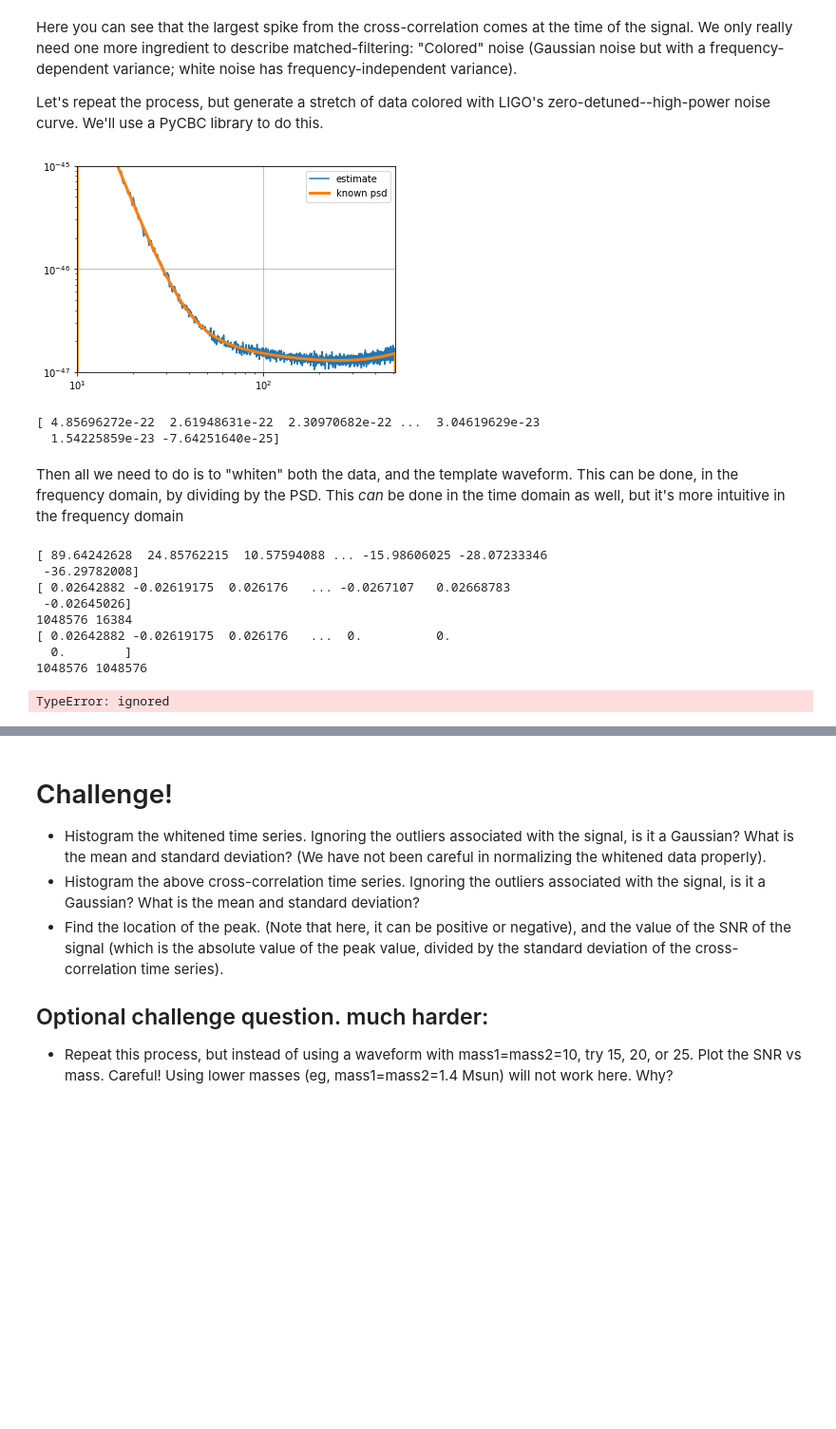
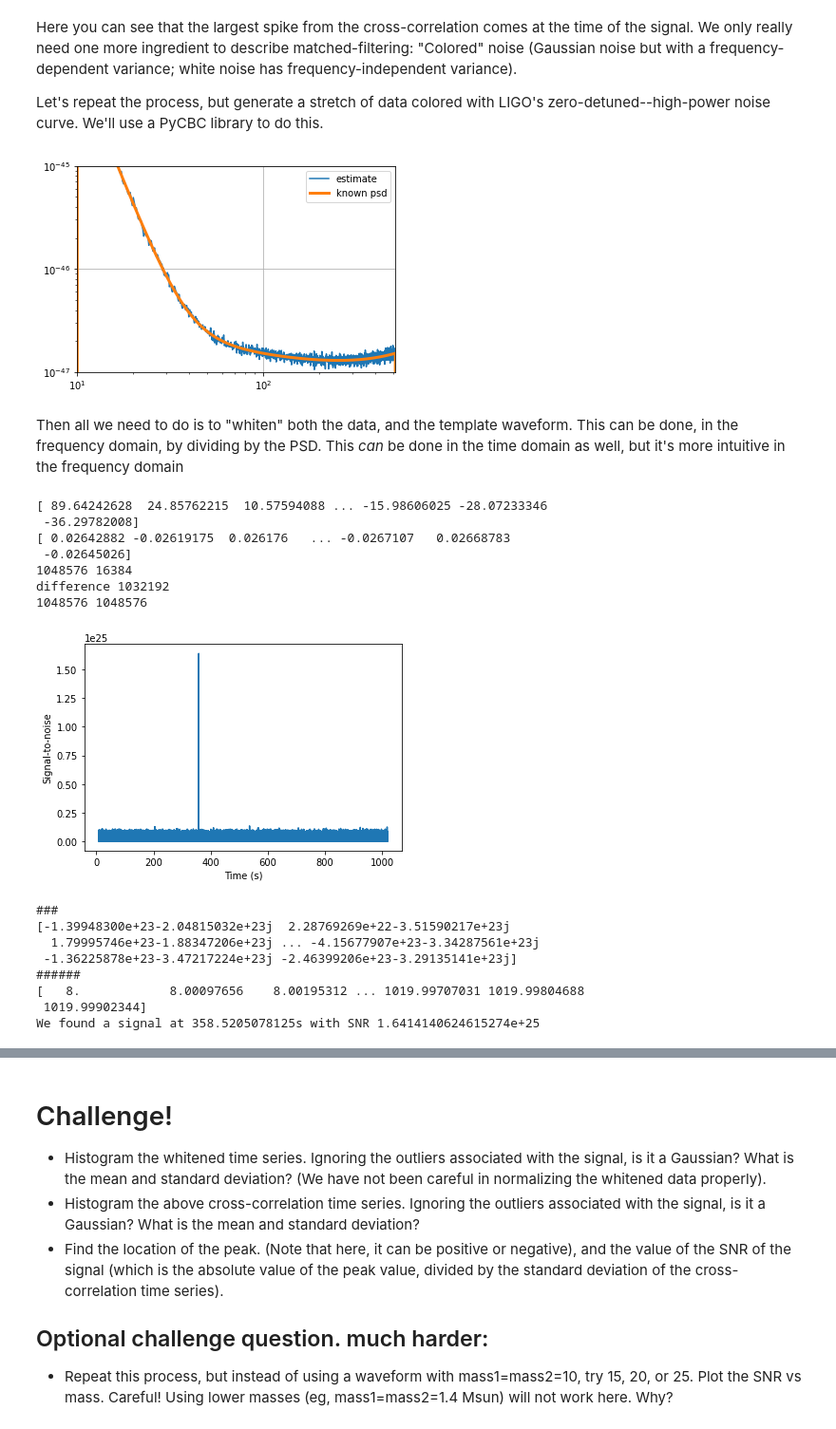
Before and after one commit to Syed-OAUJ/OAUJ_Class, a Jupyter notebook: Day_2/Tuto_2.1_Matched_filtering_introduction.ipynb, the cells around one changed output, grey strips where cells are left out. Shown at 95% size. Cells and saved outputs as stored; diff of their text form; code cells hidden in the pictures; blank space fills up the shorter version.

```diff
--- a/Day_2/Tuto_2.1_Matched_filtering_introduction.ipynb
+++ b/Day_2/Tuto_2.1_Matched_filtering_introduction.ipynb
@@ -247,11 +247,11 @@ import pycbc.psd
 flow = 10.0
 delta_f = 1.0 / 128
 flen = int(sample_rate / (2 * delta_f)) + 1
-psd = pycbc.psd.aLIGOZeroDetHighPower(flen, delta_f, flow)
+psd_n = pycbc.psd.aLIGOZeroDetHighPower(flen, delta_f, flow)
 
 # Generate colored noise
 delta_t = 1.0 / sample_rate
-ts = pycbc.noise.noise_from_psd(data_length*sample_rate, delta_t, psd, seed=127)
+ts = pycbc.noise.noise_from_psd(data_length*sample_rate, delta_t, psd_n, seed=127)
 
 # Estimate the amplitude spectral density (ASD = sqrt(PSD)) for the noisy data
 # using the "welch" method. We'll choose 4 seconds PSD samples that are overlapped 50%
@@ -261,7 +261,7 @@ estimated_psd = pycbc.psd.welch(ts,seg_len=seg_len,seg_stride=seg_stride)
 
 # plot it:
 pylab.loglog(estimated_psd.sample_frequencies, estimated_psd, label='estimate')
-pylab.loglog(psd.sample_frequencies, psd, linewidth=3, label='known psd')
+pylab.loglog(psd_n.sample_frequencies, psd_n, linewidth=3, label='known psd')
 pylab.xlim(xmin=flow, xmax=512)
 pylab.ylim(1e-47, 1e-45)
 pylab.legend()
@@ -270,17 +270,15 @@ pylab.show()
 
 # add the signal, this time, with a "typical" amplitude.
 ts[waveform_start:waveform_start+len(hp1)] += hp1.numpy() * 1E-20
-
-print(ts)
 # %% [output]
 [figure]
-[ 4.85696272e-22  2.61948631e-22  2.30970682e-22 ...  3.04619629e-23
-  1.54225859e-23 -7.64251640e-25]
 # %% [markdown]
 Then all we need to do is to "whiten" both the data, and the template waveform. This can be done, in the frequency domain, by dividing by the PSD. This *can* be done in the time domain as well, but it's more intuitive in the frequency domain
 # %%
 # Generate a PSD for whitening the data
 from pycbc.types import TimeSeries
+from pycbc.filter import matched_filter
+import numpy as np
 
 # The PSD, sampled properly for the noisy data
 flow = 10.0
@@ -291,38 +289,68 @@ psd_td = pycbc.psd.aLIGOZeroDetHighPower(flen, delta_f, 0)
 # The PSD, sampled properly for the signal
 delta_f = sample_rate / float(len(hp1))
 flen = int(sample_rate / (2 * delta_f)) + 1
 psd_hp1 = pycbc.psd.aLIGOZeroDetHighPower(flen, delta_f, 0)
 
 # The 0th and Nth values are zero. Set them to a nearby value to avoid dividing by zero.
 psd_td[0] = psd_td[1]
 psd_td[len(psd_td) - 1] = psd_td[len(psd_td) - 2]
 # Same, for the PSD sampled for the signal
 psd_hp1[0] = psd_hp1[1]
 psd_hp1[len(psd_hp1) - 1] = psd_hp1[len(psd_hp1) - 2]
 
 # convert both noisy data and the signal to frequency domain,
 # and divide each by ASD=PSD**0.5, then convert back to time domain.
 # This "whitens" the data and the signal template.
 # Multiplying the signal template by 1E-21 puts it into realistic units of strain.
 data_whitened = (ts.to_frequencyseries() / psd_td**0.5).to_timeseries()
 hp1_whitened = (hp1.to_frequencyseries() / psd_hp1**0.5).to_timeseries() * 1E-21
+
+hp1_cross = (hp1.to_frequencyseries() / psd_hp1**0.5).to_timeseries() * 1E-21
 print(data_whitened)
 print(hp1_whitened)
 print(len(data_whitened),len(hp1_whitened))
 
 zero_pad = np.zeros(len(data_whitened) - len(hp1_whitened))
-template_padded = np.append(hp1_whitened, zero_pad)
-print(template_padded)
-print(len(data_whitened),len(template_padded))
-snrt = matched_filter(template_padded, data_whitened,
-                     psd=psd, low_frequency_cutoff=20)
+o=len(data_whitened)-len(hp1_whitened)
+print('difference',o)
+hp1_whitened.append_zeros(o)
+print(len(data_whitened),len(hp1_whitened))
+
+
+snr = matched_filter(hp1_whitened, data_whitened,
+                     psd=psd_td, low_frequency_cutoff=20)
+
+snr = snr.crop(4 + 4, 4)
+pylab.plot(snr.sample_times, abs(snr))
+pylab.ylabel('Signal-to-noise')
+pylab.xlabel('Time (s)')
+pylab.show()
+
+
+print('###')
+print(snr)
+print('######')
+peak = abs(snr).numpy().argmax()
+snrp = snr[peak]
+time = snr.sample_times[peak]
+print(snr.sample_times)
+
+print("We found a signal at {}s with SNR {}".format(time,
+                                                    abs(snrp)))
 # %% [output]
 [ 89.64242628  24.85762215  10.57594088 ... -15.98606025 -28.07233346
  -36.29782008]
 [ 0.02642882 -0.02619175  0.026176   ... -0.0267107   0.02668783
  -0.02645026]
 1048576 16384
-[ 0.02642882 -0.02619175  0.026176   ...  0.          0.
-  0.        ]
+difference 1032192
 1048576 1048576
+[figure, added]
-TypeError: ignored
+###
+[-1.39948300e+23-2.04815032e+23j  2.28769269e+22-3.51590217e+23j
+  1.79995746e+23-1.88347206e+23j ... -4.15677907e+23-3.34287561e+23j
+ -1.36225878e+23-3.47217224e+23j -2.46399206e+23-3.29135141e+23j]
+######
+[   8.            8.00097656    8.00195312 ... 1019.99707031 1019.99804688
+ 1019.99902344]
+We found a signal at 358.5205078125s with SNR 1.6414140624615274e+25
```
Also changed, not shown: parts of 9 cells of this notebook.
